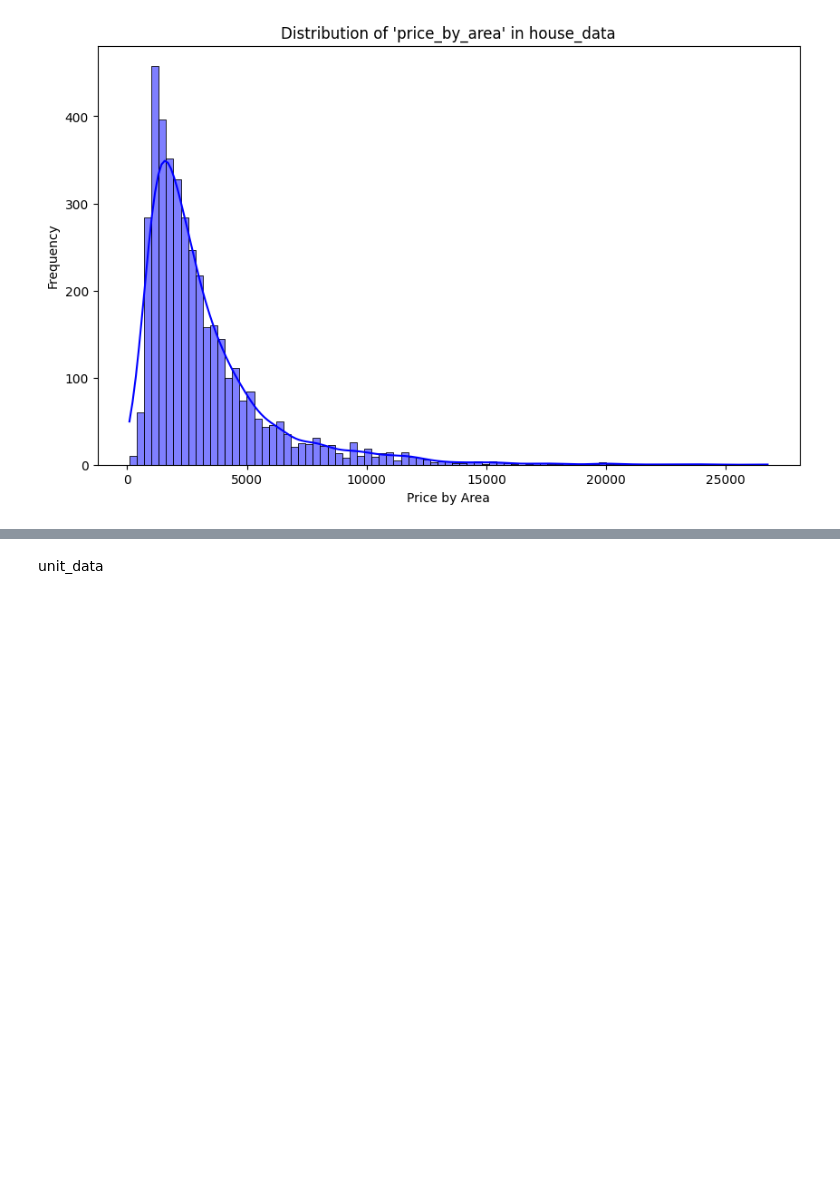
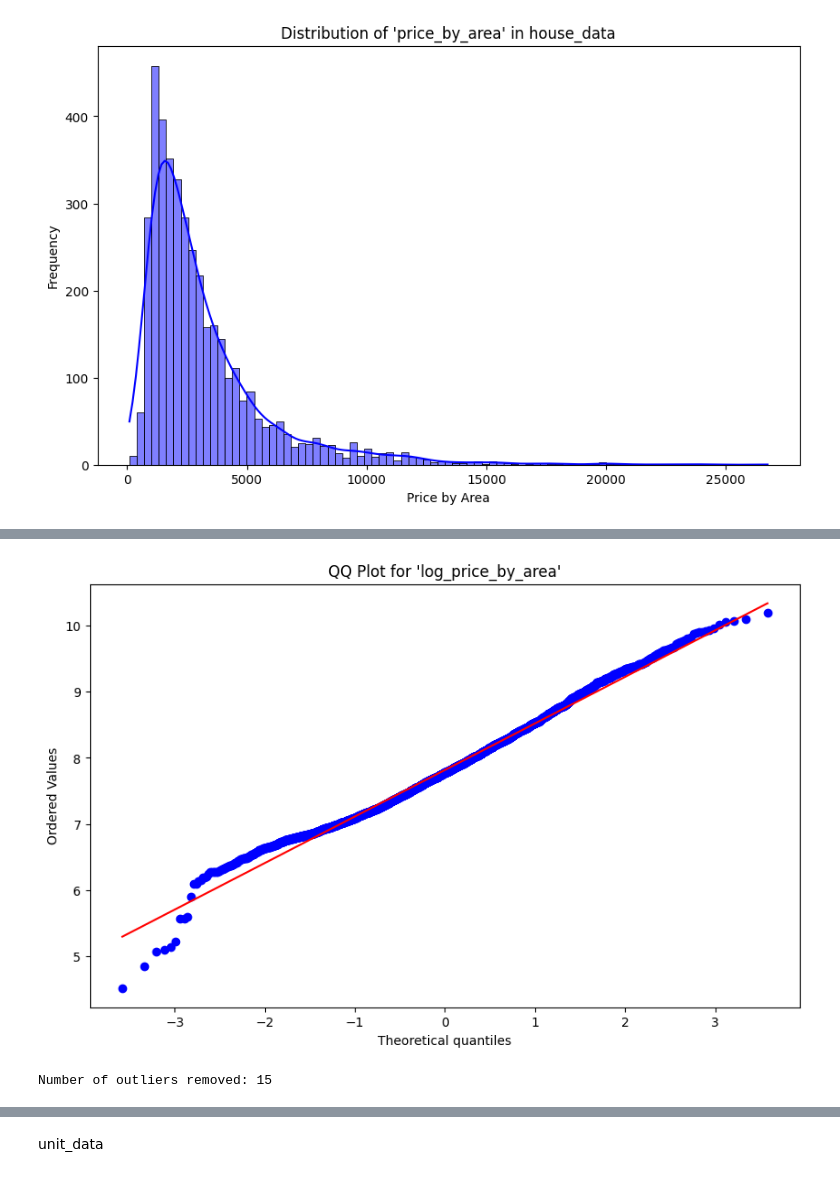
Before and after one commit to YeJiu97/master-of-data-science-unisa, a Jupyter notebook: 03-DataScienceProfessionalDevelopment/classification_model_final/Final_Models_High_Accuracy.ipynb, the cells around one changed output, grey strips where cells are left out. Saved outputs shown, nothing was run; the diff lists cells and outputs as text; code cells hidden in the pictures; blank space fills up the shorter version.

Commit message:
outliers&log

```diff
--- a/03-DataScienceProfessionalDevelopment/classification_model_final/Final_Models_High_Accuracy.ipynb
+++ b/03-DataScienceProfessionalDevelopment/classification_model_final/Final_Models_High_Accuracy.ipynb
@@ -435,0 +451,27 @@ plt.show()
+# %%
+import seaborn as sns
+import matplotlib.pyplot as plt
+import numpy as np
+import scipy.stats as stats
+
+plt.figure(figsize=(10, 6))
+stats.probplot(house_data['log_price_by_area'], dist="norm", plot=plt)
+plt.title("QQ Plot for 'log_price_by_area'")
+plt.show()
+# %% [output]
+[figure, added]
+# %%
+import numpy as np
+
+mean_log_price = np.mean(house_data['log_price_by_area'])
+std_log_price = np.std(house_data['log_price_by_area'])
+
+lower_limit = mean_log_price - 3 * std_log_price
+upper_limit = mean_log_price + 3 * std_log_price
+
+filtered_house_data = house_data[(house_data['log_price_by_area'] >= lower_limit) & (house_data['log_price_by_area'] <= upper_limit)]
+
+num_outliers_removed = len(house_data) - len(filtered_house_data)
+print(f"Number of outliers removed: {num_outliers_removed}")
+# %% [output]
+Number of outliers removed: 15
```
Also changed, not shown: parts of 34 cells of this notebook, 3 other files.
